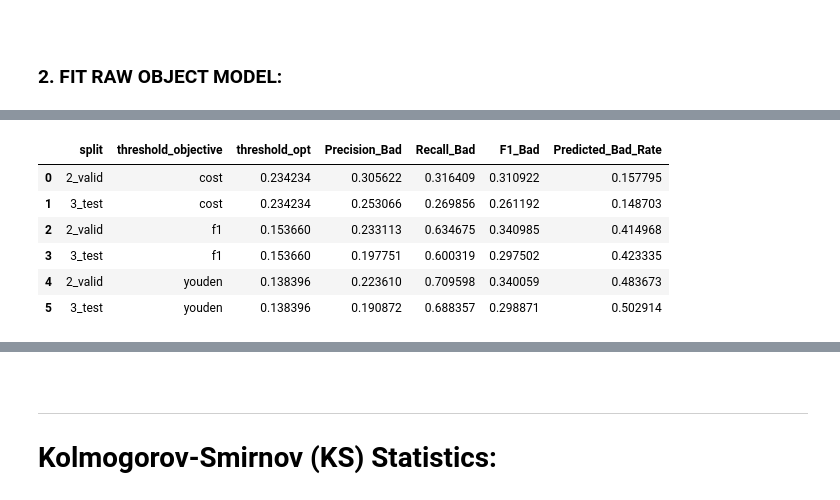
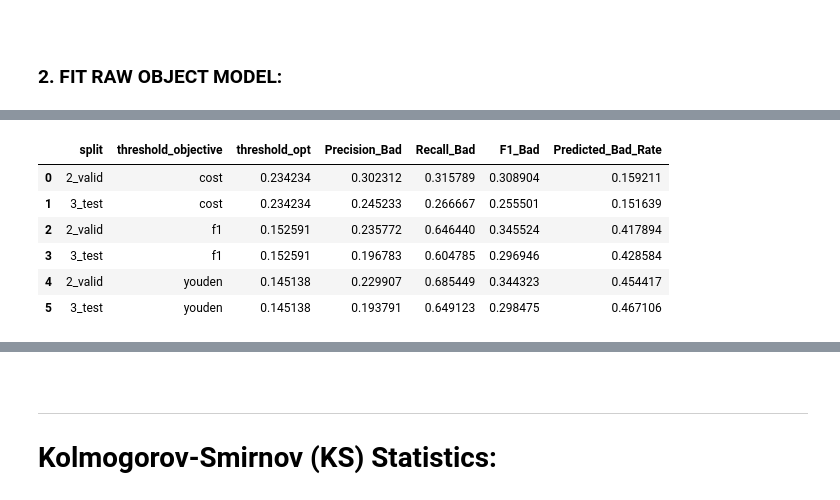
Before and after one commit to tommyalba/credit_risk_idx-partners, a Jupyter notebook: notebooks/4_Modeling_Tree-based.ipynb, the cells around one changed output, grey strips where cells are left out. Drawn from its saved outputs; the diff is of its cells as text; code cells hidden in the pictures.

```diff
--- a/notebooks/4_Modeling_Tree-based.ipynb
+++ b/notebooks/4_Modeling_Tree-based.ipynb
@@ -64,7 +68,7 @@ y_valid = deserialize_data('data/interim/y_valid.pkl')
 
 # Test Set
 X_test = deserialize_data('data/interim/X_test_raw.pkl')
-y_test = deserialize_data('data/interim//y_test.pkl')
+y_test = deserialize_data('data/interim/y_test.pkl')
 # %% [output]
 Data successfully deserialized from data/interim/X_train_raw.pkl
 Data successfully deserialized from data/interim/y_train.pkl
@@ -1216,6 +695,14 @@ my_fitted_models = {
     'lgbm_raw': fitted_models_dict['lgbm_raw'],
 }
 
+# Soft-voting ensemble of the three family winners (averaged probabilities, no refit)
+from src.ensemble import AverageProbabilityEnsemble
+my_fitted_models['ensemble_avg'] = AverageProbabilityEnsemble([
+    fitted_models_dict['xgb_raw'],
+    fitted_models_dict['cat_raw'],
+    fitted_models_dict['lgbm_raw'],
+])
+
 # Execute Pipeline Evaluation Phase A
 base_model_leaderboard = evaluate_base_models_pipeline(
     fitted_models=my_fitted_models,
@@ -1241,5 +728,14 @@ display(
     base_model_leaderboard.sort_values(by=['split', 'roc_auc', 'ks_statistic',], ascending=[True, False, False,])
     .reset_index(drop=True)
 )
+
+# Log Stage-A leaderboard metrics to MLflow
+for _, _row in base_model_leaderboard.iterrows():
+    mlflow.log_metrics({
+        f"{_row['model_name']}_{_row['split']}_roc_auc":   float(_row["roc_auc"]),
+        f"{_row['model_name']}_{_row['split']}_pr_auc":    float(_row["pr_auc"]),
+        f"{_row['model_name']}_{_row['split']}_log_loss":  float(_row["log_loss"]),
+        f"{_row['model_name']}_{_row['split']}_ks":        float(_row["ks_statistic"]),
+    }, step=0)
 # %% [output]
 |  | model_name | split | roc_auc | pr_auc | log_loss | brier_score | gini | ks_statistic |
@@ -1256,7 +755,7 @@ display(
 logger.info(f"========== STAGE A TO B TRANSITION - WINNER SELECTION ==========")
 
 # Manual override parameters (Change to model name, e.g. 'xgb_raw', if you want to override)
-MANUAL_WINNER = 'xgb_raw'
+MANUAL_WINNER = None  # auto-select by valid ROC-AUC/log-loss
 
 # Choose a Winner
 best_model_name, best_model_obj, best_model_metrics = select_stage_a_winner(
@@ -1279,4 +778,6 @@ display(best_model_metrics)
 MODEL_SAVE_PATH = f"./models/{best_model_name}_stage_A_winner.joblib"
 save_best_model(best_model_obj, MODEL_SAVE_PATH)
 logger.info(f"Winner model safely serialized to {MODEL_SAVE_PATH}")
+mlflow.log_param("stage_a_winner", best_model_name)
+mlflow.log_param("manual_override", str(MANUAL_WINNER))
 # %% [output]
@@ -1393,4 +895,14 @@ display(
 # threshold_leaderboard.to_csv(f"./artifacts/reports/{final_model_version}_threshold_metrics.csv", index=False)
 
 logger.info(f"Stage C complete. Optimal thresholds determined and evaluated.")
+
+# Log threshold metrics to MLflow
+for _, _row in threshold_leaderboard.iterrows():
+    _metrics = {
+        f"threshold_{_row['threshold_objective']}_{_row['split']}_value": float(_row["threshold_opt"]),
+        f"threshold_{_row['threshold_objective']}_{_row['split']}_precision_bad": float(_row["Precision_Bad"]),
+        f"threshold_{_row['threshold_objective']}_{_row['split']}_recall_bad":    float(_row["Recall_Bad"]),
+        f"threshold_{_row['threshold_objective']}_{_row['split']}_f1_bad":        float(_row["F1_Bad"]),
+    }
+    mlflow.log_metrics(_metrics, step=0)
 # %% [output]
@@ -1400,7 +912,7 @@ logger.info(f"Stage C complete. Optimal thresholds determined and evaluated.")
 |  | split | threshold_objective | threshold_opt | Precision_Bad | Recall_Bad | F1_Bad | Predicted_Bad_Rate |
-| 0 | 2_valid | cost | 0.234234 | 0.305622 | 0.316409 | 0.310922 | 0.157795 |
-| 1 | 3_test | cost | 0.234234 | 0.253066 | 0.269856 | 0.261192 | 0.148703 |
-| 2 | 2_valid | f1 | 0.153660 | 0.233113 | 0.634675 | 0.340985 | 0.414968 |
-| 3 | 3_test | f1 | 0.153660 | 0.197751 | 0.600319 | 0.297502 | 0.423335 |
-| 4 | 2_valid | youden | 0.138396 | 0.223610 | 0.709598 | 0.340059 | 0.483673 |
-| 5 | 3_test | youden | 0.138396 | 0.190872 | 0.688357 | 0.298871 | 0.502914 |
+| 0 | 2_valid | cost | 0.234234 | 0.302312 | 0.315789 | 0.308904 | 0.159211 |
+| 1 | 3_test | cost | 0.234234 | 0.245233 | 0.266667 | 0.255501 | 0.151639 |
+| 2 | 2_valid | f1 | 0.152591 | 0.235772 | 0.646440 | 0.345524 | 0.417894 |
+| 3 | 3_test | f1 | 0.152591 | 0.196783 | 0.604785 | 0.296946 | 0.428584 |
+| 4 | 2_valid | youden | 0.145138 | 0.229907 | 0.685449 | 0.344323 | 0.454417 |
+| 5 | 3_test | youden | 0.145138 | 0.193791 | 0.649123 | 0.298475 | 0.467106 |
```
Also changed, not shown: parts of 28 cells of this notebook, 45 other files.
